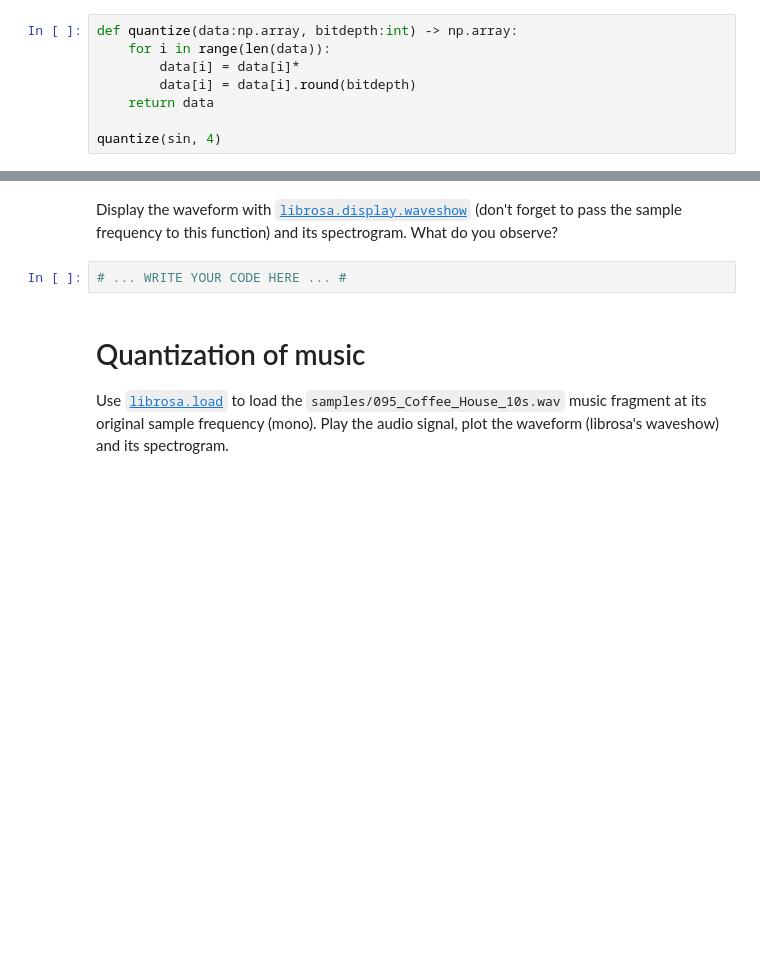
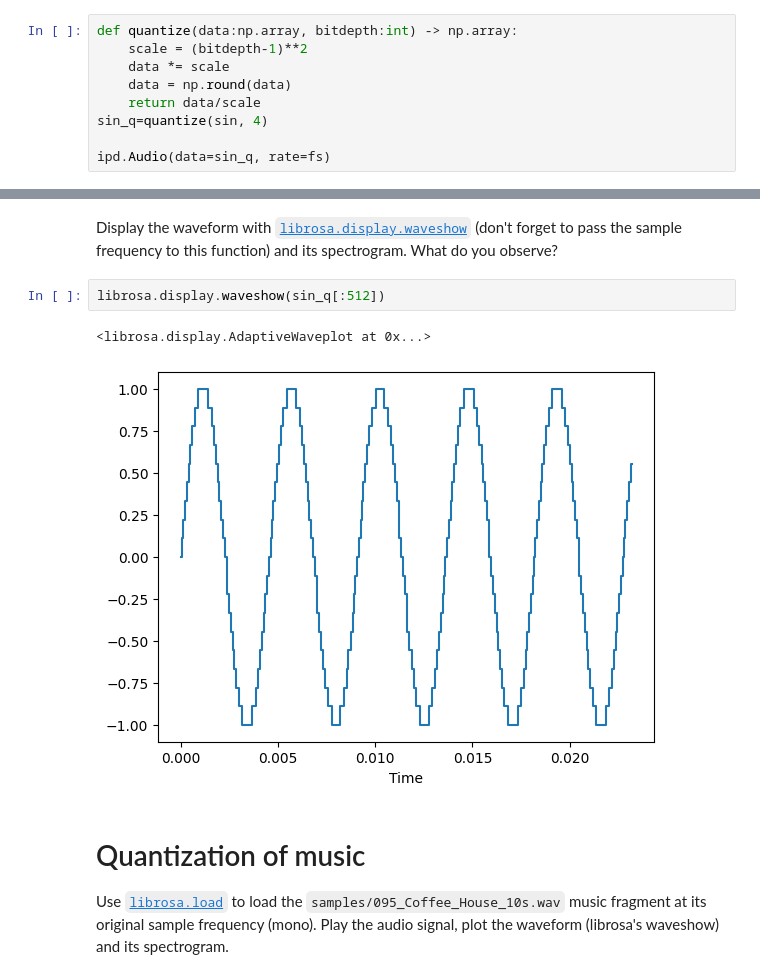
Before and after one commit to ThijsAlens/audio_lab, a Jupyter notebook: quantization_effects.ipynb, the cells around one changed output, grey strips where cells are left out. Saved outputs shown, nothing was run; the diff lists cells and outputs as text; blank space fills up the shorter version.

```diff
--- a/quantization_effects.ipynb
+++ b/quantization_effects.ipynb
@@ -48,10 +48,11 @@ HINT: use `np.round`.
 Play the audio signal.
 # %%
 def quantize(data:np.array, bitdepth:int) -> np.array:
-    for i in range(len(data)):
-        data[i] = data[i]*
-        data[i] = data[i].round(bitdepth)
-    return data
+    scale = (bitdepth-1)**2
+    data *= scale
+    data = np.round(data)
+    return data/scale
+sin_q=quantize(sin, 4)
 
-quantize(sin, 4)
+ipd.Audio(data=sin_q, rate=fs)
 # %% [output]
@@ -60,7 +60,10 @@ array([ 0.    ,  0.0626,  0.1251, ..., -0.1869, -0.1249, -0.0627],
 # %% [markdown]
 Display the waveform with [`librosa.display.waveshow`](https://librosa.org/doc/main/generated/librosa.display.waveshow.html) (don't forget to pass the sample frequency to this function) and its spectrogram. What do you observe?
-# %%
-# ... WRITE YOUR CODE HERE ... #
+# %%
+librosa.display.waveshow(sin_q[:512])
+# %% [output]
+<librosa.display.AdaptiveWaveplot at 0x...>
+[figure, added]
 # %% [markdown]
 # Quantization of music
 
```
Also changed, not shown: parts of 11 cells of this notebook.
